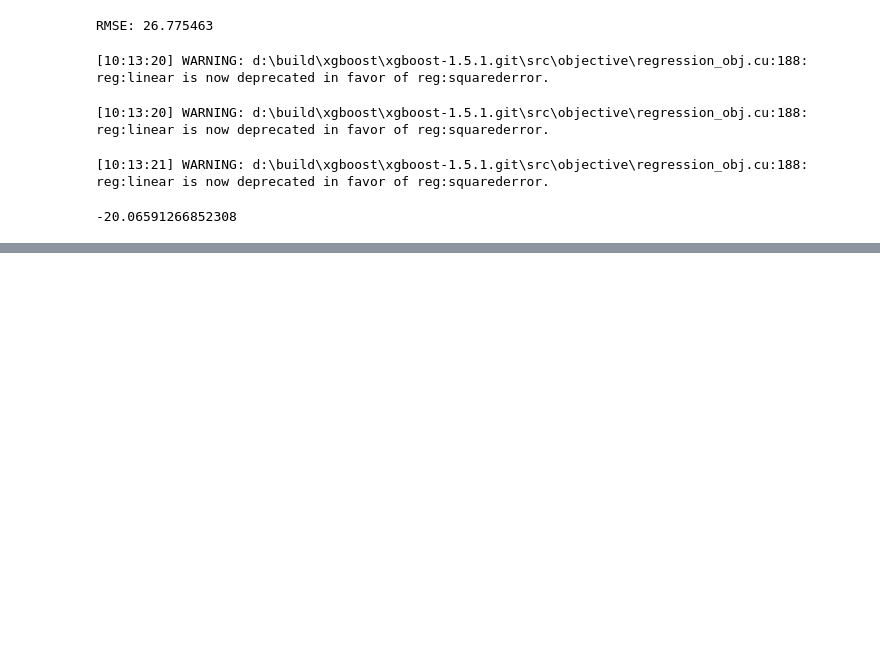
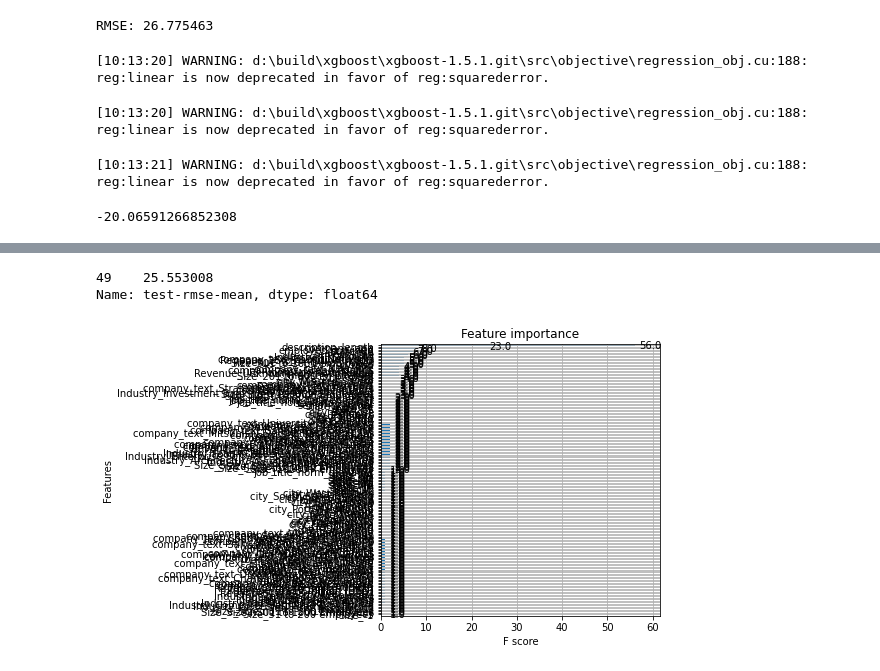
Before and after one commit to vytautasmu/Python_mokymai, a Jupyter notebook: final_work_vcs.ipynb, the cells around one changed output, grey strips where cells are left out. Saved outputs shown, nothing was run; the diff lists cells and outputs as text; code cells hidden in the pictures; blank space fills up the shorter version.

```diff
--- a/final_work_vcs.ipynb
+++ b/final_work_vcs.ipynb
@@ -13,3 +13,17 @@ from scipy import stats
 from wordcloud import WordCloud, STOPWORDS, ImageColorGenerator
 from dython import nominal
 from sklearn.model_selection import train_test_split
+# %%
+import mysql.connector
+mydb = mysql.connector.connect(
+    host='localhost',
+    port='3317',
+    user='root',
+    password='vymu9548'
+)
+
+cursor = mydb.cursor()
+cursor.execute("CREATE DATABASE final_project")
+cursor.execute("SHOW DATABASES")
+for i in cursor:
+    print(i)
@@ -298,3 +321,5 @@ df_master['Job Description'][1]
 'What You Will Do: I. General Summary The Healthcare Data Scientist position will join our Advanced Analytics group at the University of Maryland Medical System (UMMS) in support of its strategic prio ...
 # %%
 df_master['Job Description'] = df_master['Job Description'].apply(lambda x : x.replace('\n', ''))
+# %%
+df_master['Job Description'] = df_master['Job Description'].apply(lambda x : x.replace('•', ''))
@@ -797,0 +853,15 @@ np.mean(cross_val_score(xg_reg,X_train,y_train,scoring = 'neg_mean_absolute_erro
+# %%
+print((cv_results["test-rmse-mean"]).tail(1))
+# %% [output]
+49    25.553008
+Name: test-rmse-mean, dtype: float64
+# %%
+xgb.plot_tree(xg_reg,num_trees=0)
+plt.rcParams['figure.figsize'] = [50, 10]
+plt.show()
+# %%
+xgb.plot_importance(xg_reg)
+plt.rcParams['figure.figsize'] = [30, 30]
+plt.show()
+# %% [output]
+[figure, added]
```
Also changed, not shown: parts of 14 cells of this notebook.
